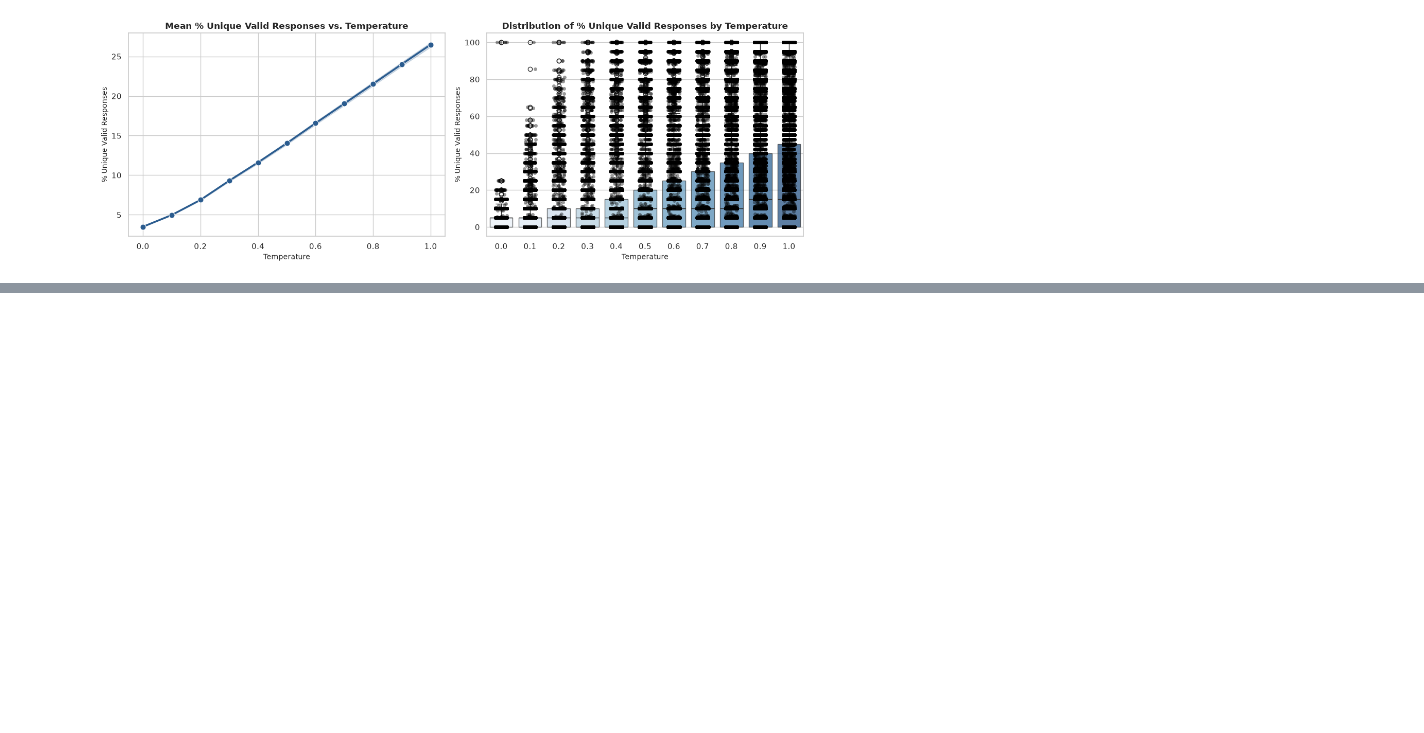
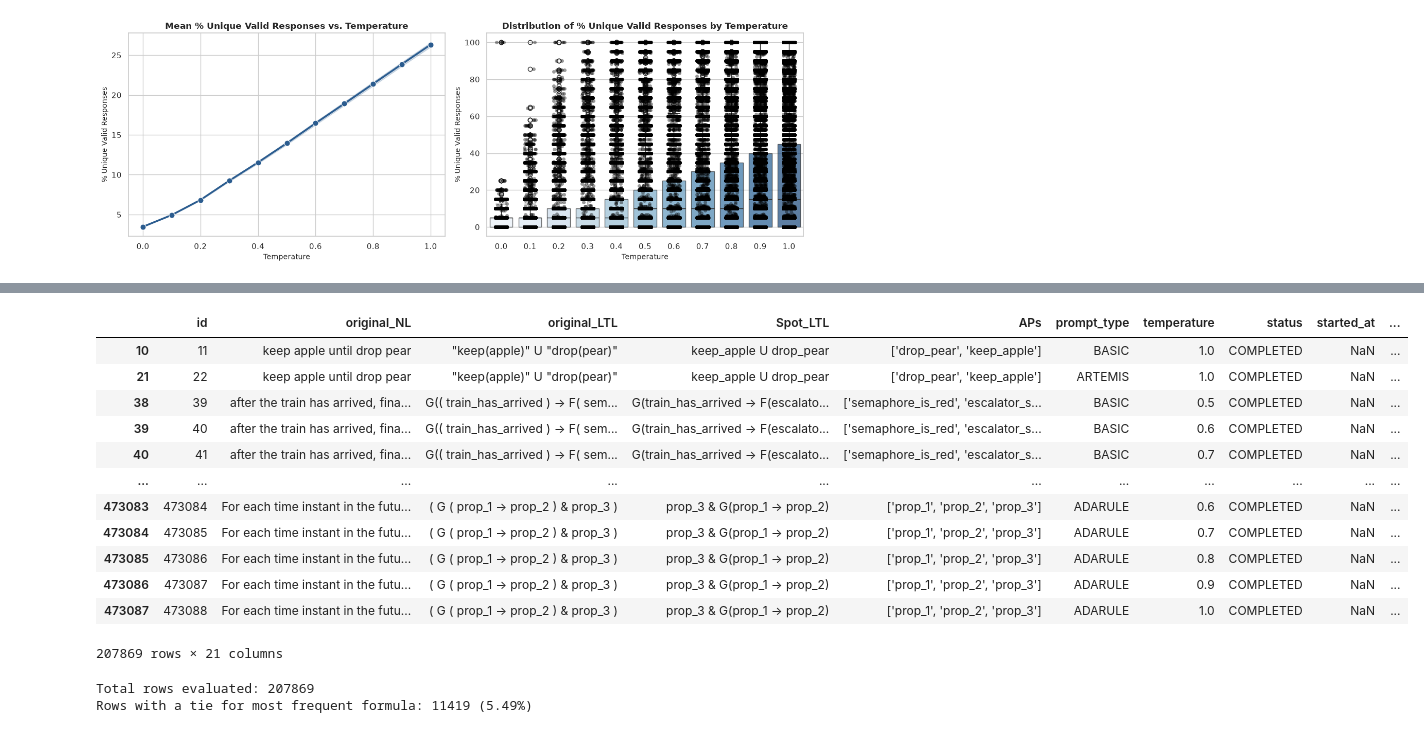
Before and after one commit to AndraXXXus/Mutation, a Jupyter notebook: 1stAnalysis.ipynb, the cells around one changed output, grey strips where cells are left out. Drawn from its saved outputs; the diff is of its cells as text; code cells hidden in the pictures; blank space fills up the shorter version.

```diff
--- a/1stAnalysis.ipynb
+++ b/1stAnalysis.ipynb
@@ -603,0 +810,76 @@ df
+# %%
+df2 = df[df['num_unique_valid_responses'] > 1]
+df2
+# %% [output]
+|  | id | original_NL | original_LTL | Spot_LTL | APs | prompt_type | temperature | status | started_at | ... |
+| 10 | 11 | keep apple until drop pear | "keep(apple)" U "drop(pear)" | keep_apple U drop_pear | ['drop_pear', 'keep_apple'] | BASIC | 1.0 | COMPLETED | NaN | ... |
+| 21 | 22 | keep apple until drop pear | "keep(apple)" U "drop(pear)" | keep_apple U drop_pear | ['drop_pear', 'keep_apple'] | ARTEMIS | 1.0 | COMPLETED | NaN | ... |
+| 38 | 39 | after the train has arrived, fina... | G(( train_has_arrived ) -> F( sem... | G(train_has_arrived -> F(escalato... | ['semaphore_is_red', 'escalator_s... | BASIC | 0.5 | COMPLETED | NaN | ... |
+| 39 | 40 | after the train has arrived, fina... | G(( train_has_arrived ) -> F( sem... | G(train_has_arrived -> F(escalato... | ['semaphore_is_red', 'escalator_s... | BASIC | 0.6 | COMPLETED | NaN | ... |
+| 40 | 41 | after the train has arrived, fina... | G(( train_has_arrived ) -> F( sem... | G(train_has_arrived -> F(escalato... | ['semaphore_is_red', 'escalator_s... | BASIC | 0.7 | COMPLETED | NaN | ... |
+| ... | ... | ... | ... | ... | ... | ... | ... | ... | ... | ... |
+| 473083 | 473084 | For each time instant in the futu... | ( G ( prop_1 -> prop_2 ) & prop_3 ) | prop_3 & G(prop_1 -> prop_2) | ['prop_1', 'prop_2', 'prop_3'] | ADARULE | 0.6 | COMPLETED | NaN | ... |
+| 473084 | 473085 | For each time instant in the futu... | ( G ( prop_1 -> prop_2 ) & prop_3 ) | prop_3 & G(prop_1 -> prop_2) | ['prop_1', 'prop_2', 'prop_3'] | ADARULE | 0.7 | COMPLETED | NaN | ... |
+| 473085 | 473086 | For each time instant in the futu... | ( G ( prop_1 -> prop_2 ) & prop_3 ) | prop_3 & G(prop_1 -> prop_2) | ['prop_1', 'prop_2', 'prop_3'] | ADARULE | 0.8 | COMPLETED | NaN | ... |
+| 473086 | 473087 | For each time instant in the futu... | ( G ( prop_1 -> prop_2 ) & prop_3 ) | prop_3 & G(prop_1 -> prop_2) | ['prop_1', 'prop_2', 'prop_3'] | ADARULE | 0.9 | COMPLETED | NaN | ... |
+| 473087 | 473088 | For each time instant in the futu... | ( G ( prop_1 -> prop_2 ) & prop_3 ) | prop_3 & G(prop_1 -> prop_2) | ['prop_1', 'prop_2', 'prop_3'] | ADARULE | 1.0 | COMPLETED | NaN | ... |
+207869 rows × 21 columns
+# %%
+from collections import Counter
+import pandas as pd
+
+def check_multiple_modes(ltl_list):
+    """
+    Checks if there are multiple 'most frequent' elements (a tie for top frequency).
+
+    Returns:
+        bool: True if there is a tie for the most frequent formula,
+              False if there is a single clear winner (or list is empty).
+    """
+    if not isinstance(ltl_list, list) or len(ltl_list) == 0:
+        return False
+
+    # Count occurrences of each formula
+    counts = Counter(ltl_list)
+
+    # Find the maximum frequency count
+    max_count = max(counts.values())
+
+    # Count how many unique formulas achieved this maximum frequency
+    most_frequent_elements = [formula for formula, count in counts.items() if count == max_count]
+
+    # True if there are 2 or more formulas tied for top spot
+    return len(most_frequent_elements) > 1
+
+
+def get_top_frequent_elements(ltl_list):
+    """
+    Helper function to return the list of tied top elements and their frequency.
+    """
+    if not isinstance(ltl_list, list) or len(ltl_list) == 0:
+        return [], 0
+
+    counts = Counter(ltl_list)
+    max_count = max(counts.values())
+    top_elements = [formula for formula, count in counts.items() if count == max_count]
+
+    return top_elements, max_count
+
+
+# ==========================================
+# Applying to your DataFrame
+# ==========================================
+
+# 1. Flag rows that have a tie for the most frequent formula
+df2['has_frequent_tie'] = df2['clean_pred_ltl_list'].apply(check_multiple_modes)
+
+# 2. (Optional) Extract the top elements and their count for inspection
+df2['top_formulas'], df2['top_count'] = zip(*df2['clean_pred_ltl_list'].apply(get_top_frequent_elements))
+
+# Print summary
+tie_count = df2['has_frequent_tie'].sum()
+print(f"Total rows evaluated: {len(df2)}")
+print(f"Rows with a tie for most frequent formula: {tie_count} ({tie_count / len(df2) * 100:.2f}%)")
+# %% [output]
+Total rows evaluated: 207869
+Rows with a tie for most frequent formula: 11419 (5.49%)
```
Also changed, not shown: parts of 20 cells of this notebook, 14 other files.
